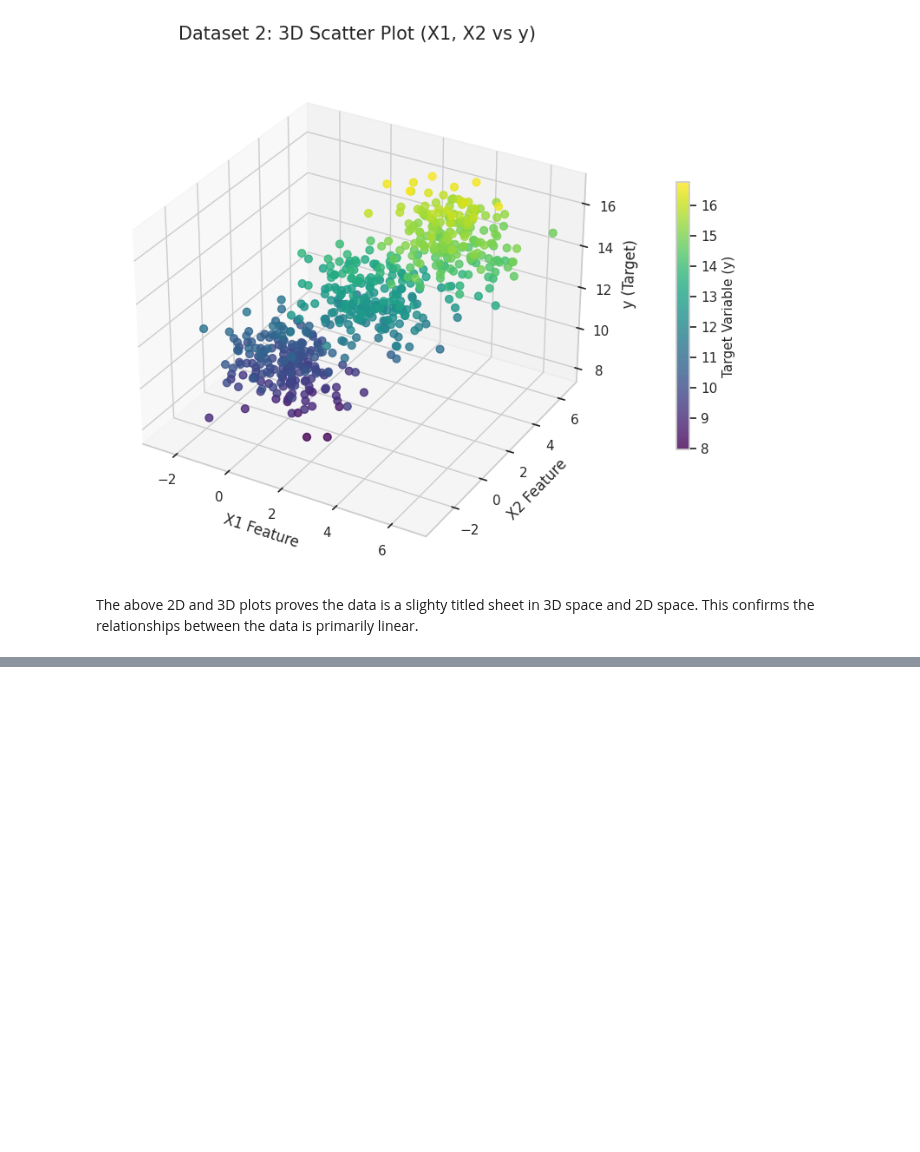
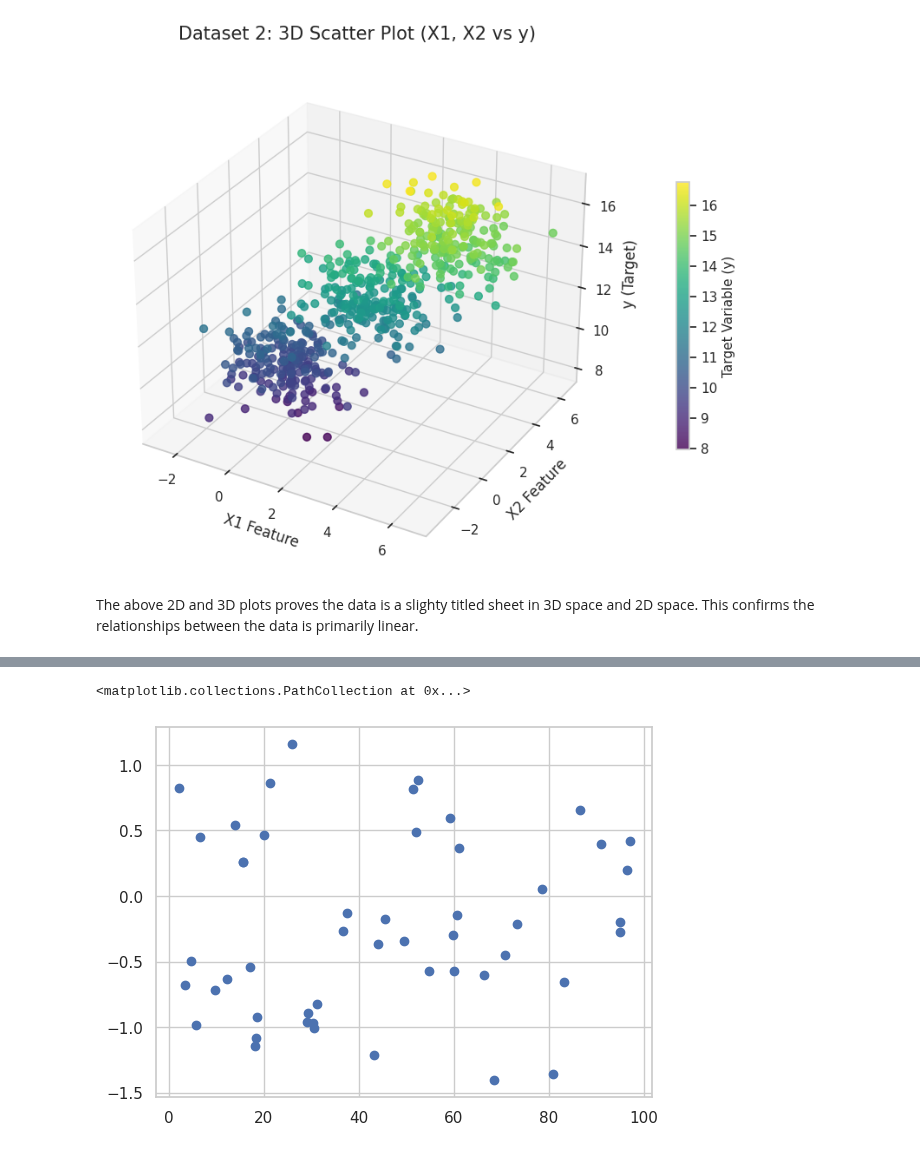
Before and after one commit to huzefar/oxford, a Jupyter notebook: CML/workspace/Task-1.ipynb, the cells around one changed output, grey strips where cells are left out. Drawn from its saved outputs; the diff is of its cells as text; code cells hidden in the pictures; blank space fills up the shorter version.

```diff
--- a/CML/workspace/Task-1.ipynb
+++ b/CML/workspace/Task-1.ipynb
@@ -622,0 +667,5 @@ array([ 9.70744374, 15.4582931 , 14.2776745 ,  9.76486329,  9.63710154,
+# %%
+plt.scatter(df3['X'], df3['y'])
+# %% [output]
+<matplotlib.collections.PathCollection at 0x...>
+[figure, added]
```
Also changed, not shown: parts of 56 cells of this notebook.
